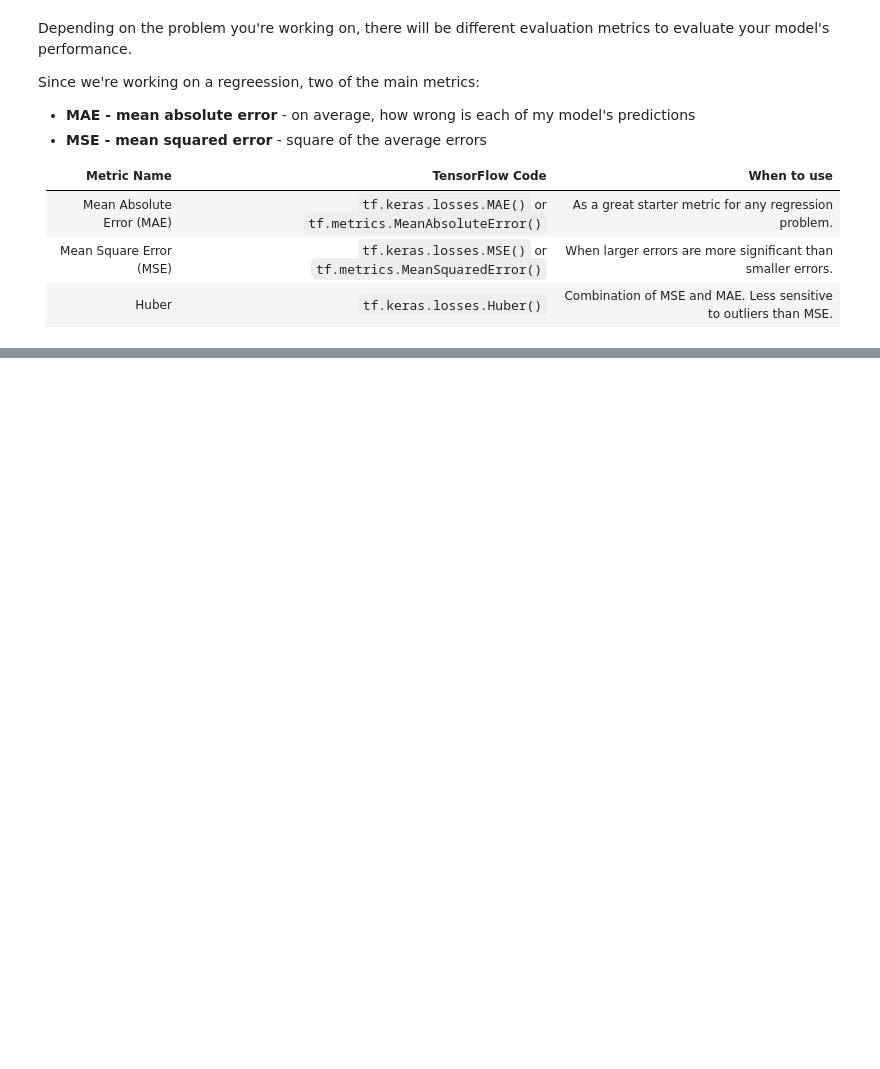
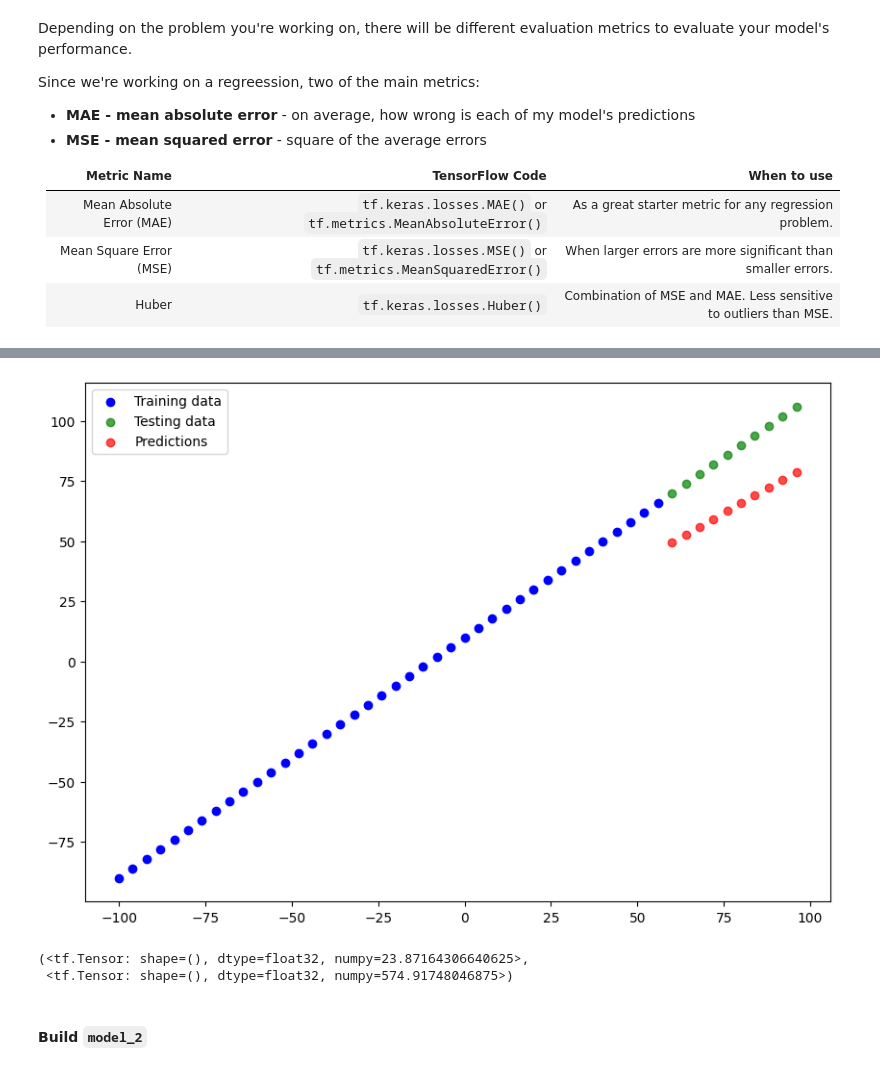
Before and after one commit to smmurdock/Learn-TensorFlow, a Jupyter notebook: 01_neural_network_regression_with_tf.ipynb, the cells around one changed output, grey strips where cells are left out. Drawn from its saved outputs; the diff is of its cells as text; code cells hidden in the pictures; blank space fills up the shorter version.

Commit message:
Build model 1 and model 2 iterations

```diff
--- a/01_neural_network_regression_with_tf.ipynb
+++ b/01_neural_network_regression_with_tf.ipynb
@@ -563,9 +563,9 @@ def plot_predictions(train_data=X_train,
     # Plot training data in blue
     plt.scatter(train_data, training_labels, c="b", label="Training data")
     # Plot testing data in green
-    plt.scatter(test_data, test_labels, c="g", label="Testing data")
+    plt.scatter(test_data, test_labels, c="g", label="Testing data", alpha=0.7)
     # Plot model's predictions in red
-    plt.scatter(test_data, predictions, c="r", label="Predictions")
+    plt.scatter(test_data, predictions, c="r", label="Predictions", alpha=0.7)
     # Show the legend
     plt.legend()
     plt.show()
@@ -644,0 +680,16 @@ def mse(y_true, y_pred):
+# %%
+# Set random seed
+tf.random.set_seed(42)
+
+# 1. Create the model
+model_1 = tf.keras.Sequential([
+    tf.keras.layers.Dense(1)
+])
+
+# 2. Compile the model
+model_1.compile(loss=tf.keras.losses.mae,
+                optimizer=tf.keras.optimizers.SGD(),
+                metrics=["mae"])
+
+# 3. Fit the model
+model_1.fit(tf.expand_dims(X_train, axis=-1), y_train, epochs=100)
@@ -644,0 +715,5 @@ def mse(y_true, y_pred):
+# %%
+# Make and plot predictions for model_1
+y_preds_1 = model_1.predict(tf.expand_dims(X_test, axis=-1))
+plot_predictions(predictions=y_preds_1)
+# %% [output]
@@ -644,0 +722,11 @@ def mse(y_true, y_pred):
+[figure, added]
+# %%
+# Calculate model_1 evaluation metrics
+mae_1 = mae(y_test, y_preds_1).result()
+mse_1 = mse(y_test, y_preds_1).result()
+mae_1, mse_1
+# %% [output]
+(<tf.Tensor: shape=(), dtype=float32, numpy=23.87164306640625>,
+ <tf.Tensor: shape=(), dtype=float32, numpy=574.91748046875>)
+# %% [markdown]
+#### Build `model_2`
```
Also changed, not shown: parts of 28 cells of this notebook.
